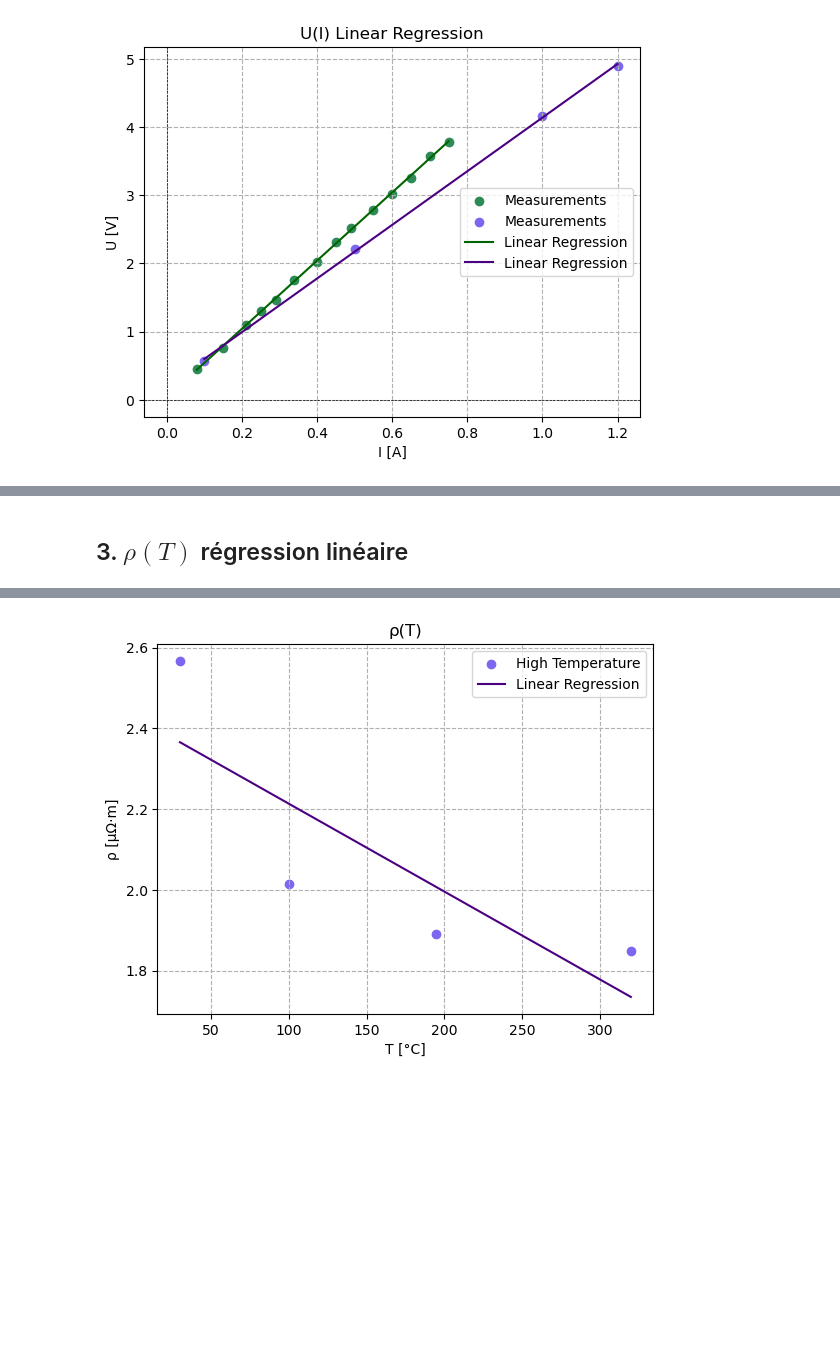
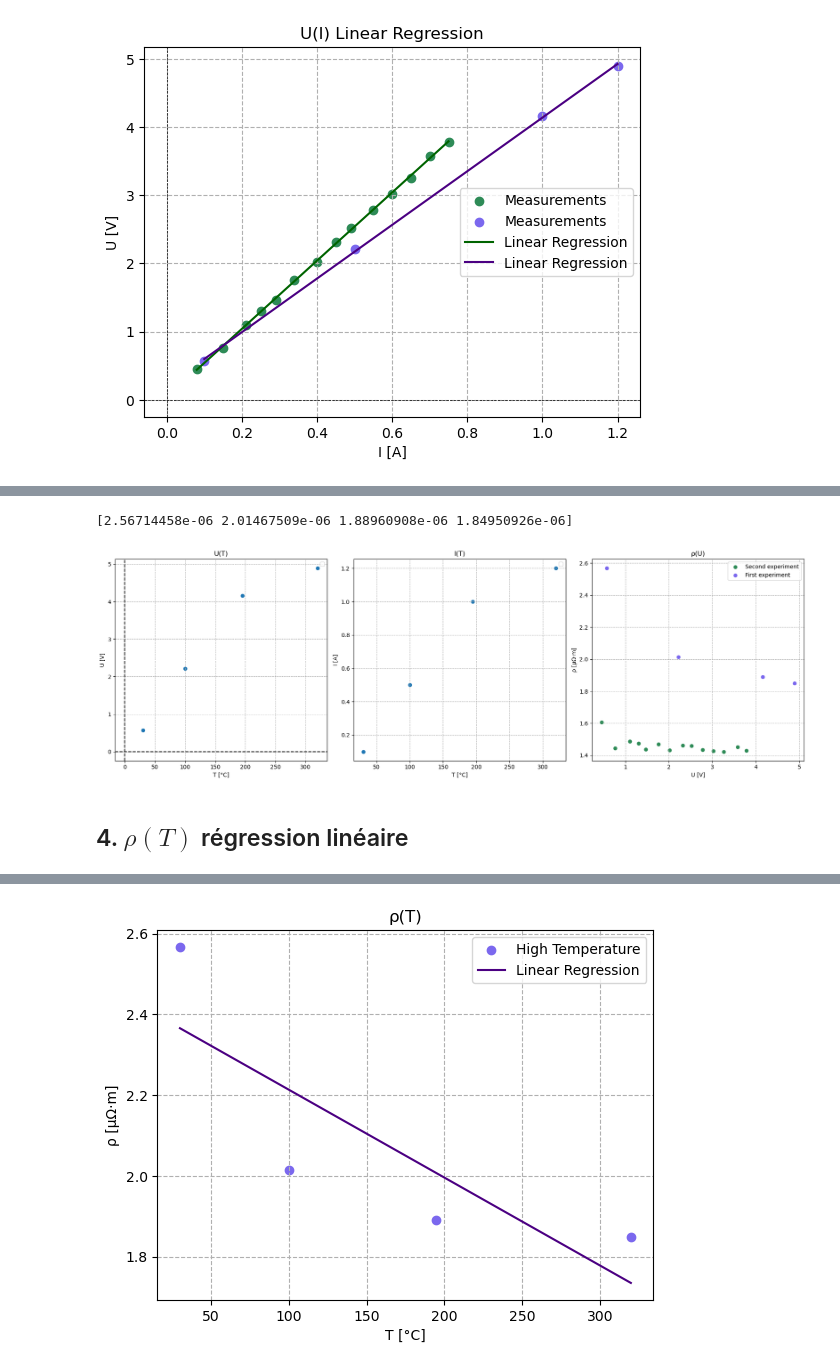
Before and after one commit to rbellens1/ProjetChimie, a Jupyter notebook: Conductivity/rho.ipynb, the cells around one changed output, grey strips where cells are left out. Saved outputs shown, nothing was run; the diff lists cells and outputs as text; code cells hidden in the pictures; blank space fills up the shorter version.

```diff
--- a/Conductivity/rho.ipynb
+++ b/Conductivity/rho.ipynb
@@ -83,2 +86,51 @@ plt.show()
+# %%
+rho_BT_list = np.zeros(BTsamp)
+rho_HT_list = np.zeros(HTsamp)
+
+for i in range(BTsamp):
+    rho_BT_list[i] = (U_BT[i]/I_BT[i]) * S / L_BT
+for i in range(HTsamp):
+    rho_HT_list[i] = (U_HT[i]/I_HT[i]) * S / L_HT
+print(rho_HT_list)
+# %% [output]
+[2.56714458e-06 2.01467509e-06 1.88960908e-06 1.84950926e-06]
+# %%
+import matplotlib.pyplot as plt
+
+# Create a figure with 1 row and 3 columns
+fig, axes = plt.subplots(1, 3, figsize=(18, 6))
+
+# First graph: U(T)
+axes[0].scatter(T, U_HT)
+axes[0].set_xlabel('T [°C]')
+axes[0].set_ylabel('U [V]')
+axes[0].set_title('U(T)')
+axes[0].axhline(0, linestyle='dashed', color='black')
+axes[0].axvline(0, linestyle='dashed', color='black')
+axes[0].legend()
+axes[0].grid(True, linestyle='dashed')
+
+# Second graph: I(T)
+axes[1].scatter(T, I_HT)
+axes[1].set_xlabel('T [°C]')
+axes[1].set_ylabel('I [A]')
+axes[1].set_title('I(T)')
+axes[1].legend()
+axes[1].grid(True, linestyle='dashed')
+
+# Third graph: ρ(U)
+axes[2].scatter(U_BT, rho_BT_list * 1e06, color='seagreen', label='Second experiment')
+axes[2].scatter(U_HT, rho_HT_list * 1e06, color='mediumslateblue', label='First experiment')
+axes[2].set_xlabel('U [V]')
+axes[2].set_ylabel('ρ [μΩ·m]')
+axes[2].set_title('ρ(U)')
+axes[2].legend()
+axes[2].grid(True, linestyle='dashed')
+
+# Adjust layout to prevent overlap
+plt.tight_layout()
+plt.show()
+# %% [output]
+[figure, added]
 # %% [markdown]
-## 3. $\rho (T)$ régression linéaire
+## 4. $\rho (T)$ régression linéaire
```
Also changed, not shown: parts of 13 cells of this notebook, 1 other file.
